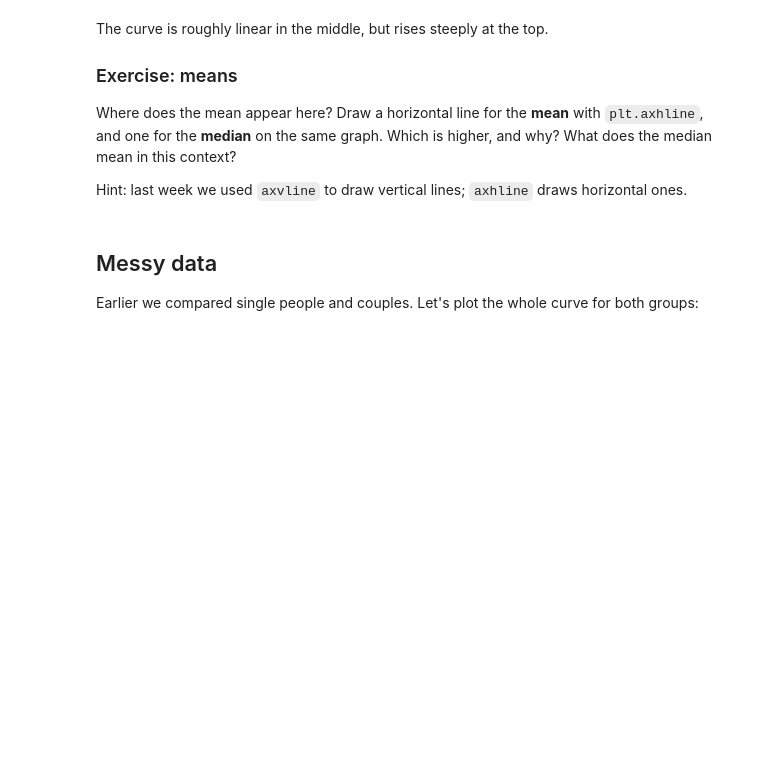
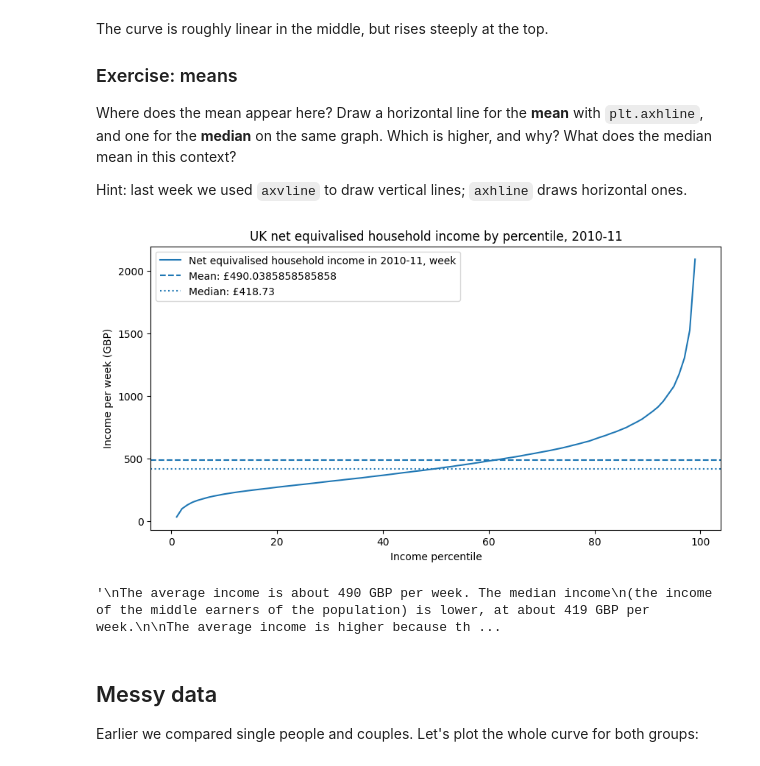
Before and after one commit to ellecarpenter/QM2, a Jupyter notebook: w02_pandas_uclqgc3.ipynb, the cells around one changed output. Cells and saved outputs as stored; diff of their text form; code cells hidden in the pictures; blank space fills up the shorter version.

```diff
--- a/w02_pandas_uclqgc3.ipynb
+++ b/w02_pandas_uclqgc3.ipynb
@@ -153,3 +209,36 @@ Hint: last week we used `axvline` to draw vertical lines; `axhline` draws horizo
+# %%
+# your code here
+
+# find weekly mean and median
+weekly_mean = income[weekly].mean()
+weekly_median = income[weekly].median()
+
+# plot weekly vs. percentile graph
+income[weekly].plot()
+
+# add the title, x-axis, and y-axis labels
+plt.title("UK net equivalised household income by percentile, 2010-11")
+plt.xlabel("Income percentile")
+plt.ylabel("Income per week (GBP)")
+
+# plot horizontal lines, one with y-value of the mean, one with y-value of the median.
+plt.axhline(y=weekly_mean, linestyle='--', label='Mean: £' + str(weekly_mean))
+plt.axhline(y=weekly_median, linestyle=':', label = 'Median: £' + str(weekly_median))
+
+# displays the legend with mean and median labels
+plt.legend()
+
+plt.show()
+
+'''
+The average income is about 490 GBP per week. The median income
+(the income of the middle earners of the population) is lower, at about 419 GBP per week.
+
+The average income is higher because the top earners (whose income quickly rises at
+the 90th percentile) in the population drives up the average.'''
+# %% [output]
+[figure, added]
+'\nThe average income is about 490 GBP per week. The median income\n(the income of the middle earners of the population) is lower, at about 419 GBP per week.\n\nThe average income is higher because th ...
 # %% [markdown]
 ## Messy data
 
```
Also changed, not shown: parts of 32 cells of this notebook.
